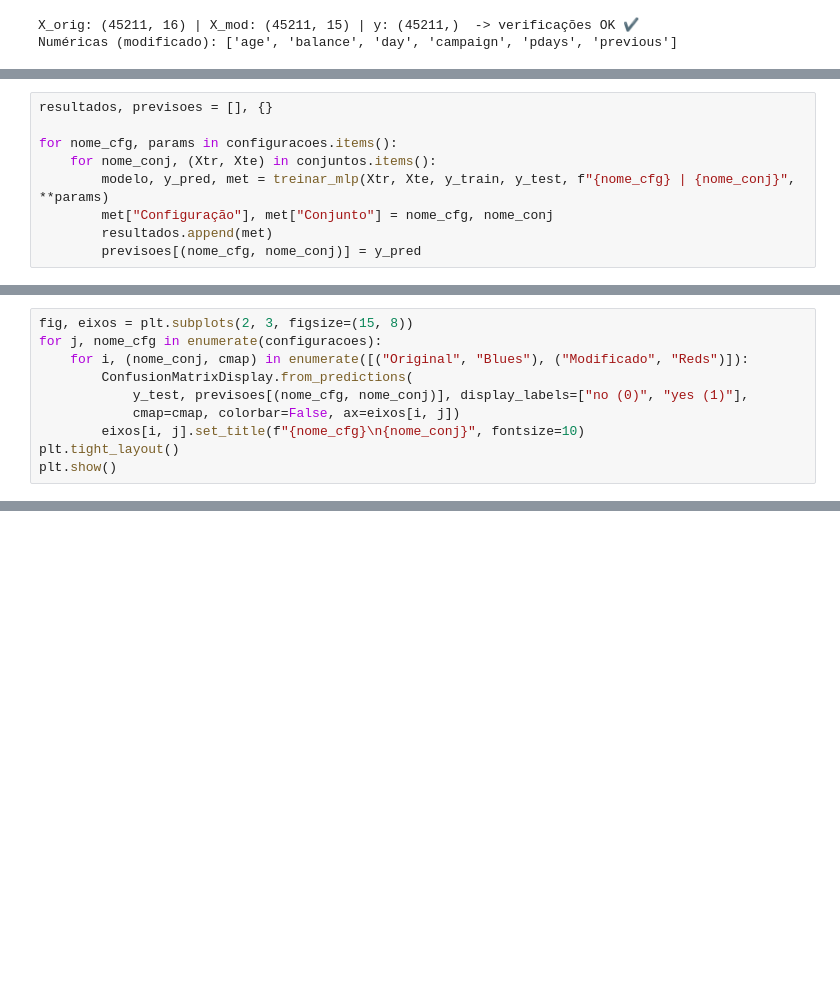
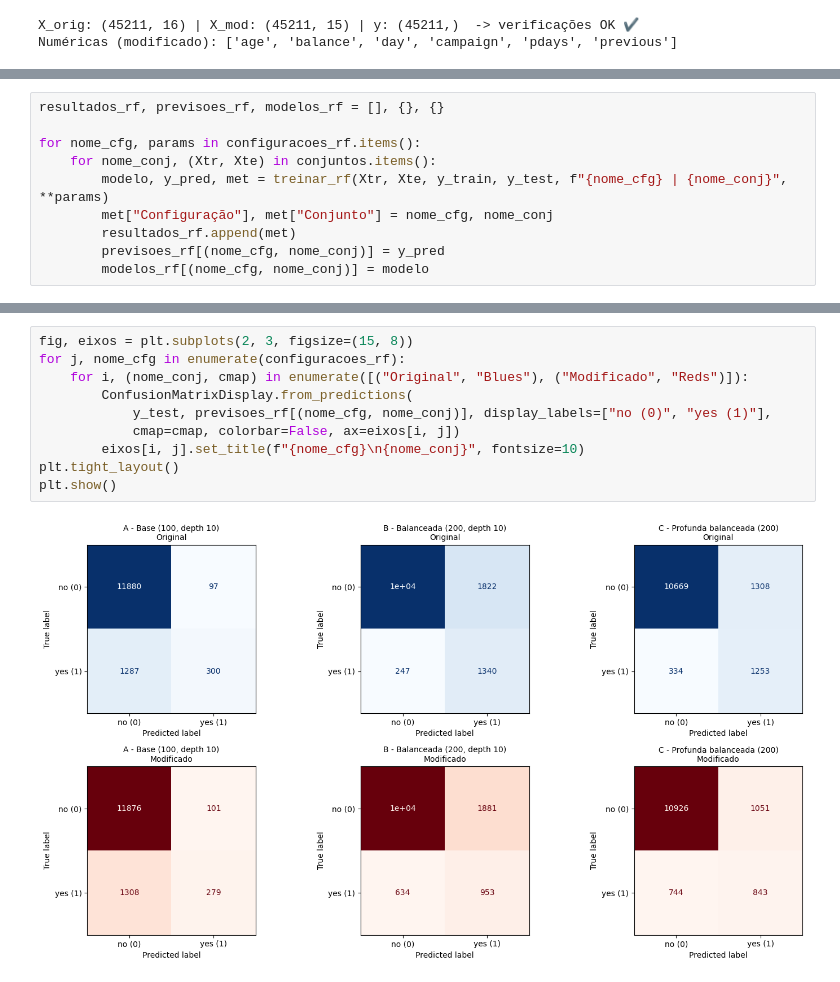
Before and after one commit to Davi-Lorena/Trabalho-IA, a Jupyter notebook: trabalho.ipynb, the cells around one changed output, grey strips where cells are left out. Saved outputs shown, nothing was run; the diff lists cells and outputs as text; blank space fills up the shorter version.

```diff
--- a/trabalho.ipynb
+++ b/trabalho.ipynb
@@ -428,9 +175,0 @@ Para cada configuração, o `classification_report` do conjunto **original** e d
-# %%
-resultados, previsoes = [], {}
-
-for nome_cfg, params in configuracoes.items():
-    for nome_conj, (Xtr, Xte) in conjuntos.items():
-        modelo, y_pred, met = treinar_mlp(Xtr, Xte, y_train, y_test, f"{nome_cfg} | {nome_conj}", **params)
-        met["Configuração"], met["Conjunto"] = nome_cfg, nome_conj
-        resultados.append(met)
-        previsoes[(nome_cfg, nome_conj)] = y_pred
@@ -458,10 +175,0 @@ Linha = classe real, coluna = classe prevista. O canto inferior esquerdo (real `
-# %%
-fig, eixos = plt.subplots(2, 3, figsize=(15, 8))
-for j, nome_cfg in enumerate(configuracoes):
-    for i, (nome_conj, cmap) in enumerate([("Original", "Blues"), ("Modificado", "Reds")]):
-        ConfusionMatrixDisplay.from_predictions(
-            y_test, previsoes[(nome_cfg, nome_conj)], display_labels=["no (0)", "yes (1)"],
-            cmap=cmap, colorbar=False, ax=eixos[i, j])
-        eixos[i, j].set_title(f"{nome_cfg}\n{nome_conj}", fontsize=10)
-plt.tight_layout()
-plt.show()
@@ -653,0 +310,10 @@ display(km)
+# %%
+resultados_rf, previsoes_rf, modelos_rf = [], {}, {}
+
+for nome_cfg, params in configuracoes_rf.items():
+    for nome_conj, (Xtr, Xte) in conjuntos.items():
+        modelo, y_pred, met = treinar_rf(Xtr, Xte, y_train, y_test, f"{nome_cfg} | {nome_conj}", **params)
+        met["Configuração"], met["Conjunto"] = nome_cfg, nome_conj
+        resultados_rf.append(met)
+        previsoes_rf[(nome_cfg, nome_conj)] = y_pred
+        modelos_rf[(nome_cfg, nome_conj)] = modelo
@@ -653,0 +341,12 @@ display(km)
+# %%
+fig, eixos = plt.subplots(2, 3, figsize=(15, 8))
+for j, nome_cfg in enumerate(configuracoes_rf):
+    for i, (nome_conj, cmap) in enumerate([("Original", "Blues"), ("Modificado", "Reds")]):
+        ConfusionMatrixDisplay.from_predictions(
+            y_test, previsoes_rf[(nome_cfg, nome_conj)], display_labels=["no (0)", "yes (1)"],
+            cmap=cmap, colorbar=False, ax=eixos[i, j])
+        eixos[i, j].set_title(f"{nome_cfg}\n{nome_conj}", fontsize=10)
+plt.tight_layout()
+plt.show()
+# %% [output]
+[figure, added]
```
Also changed, not shown: parts of 62 cells of this notebook, 1 other file.
